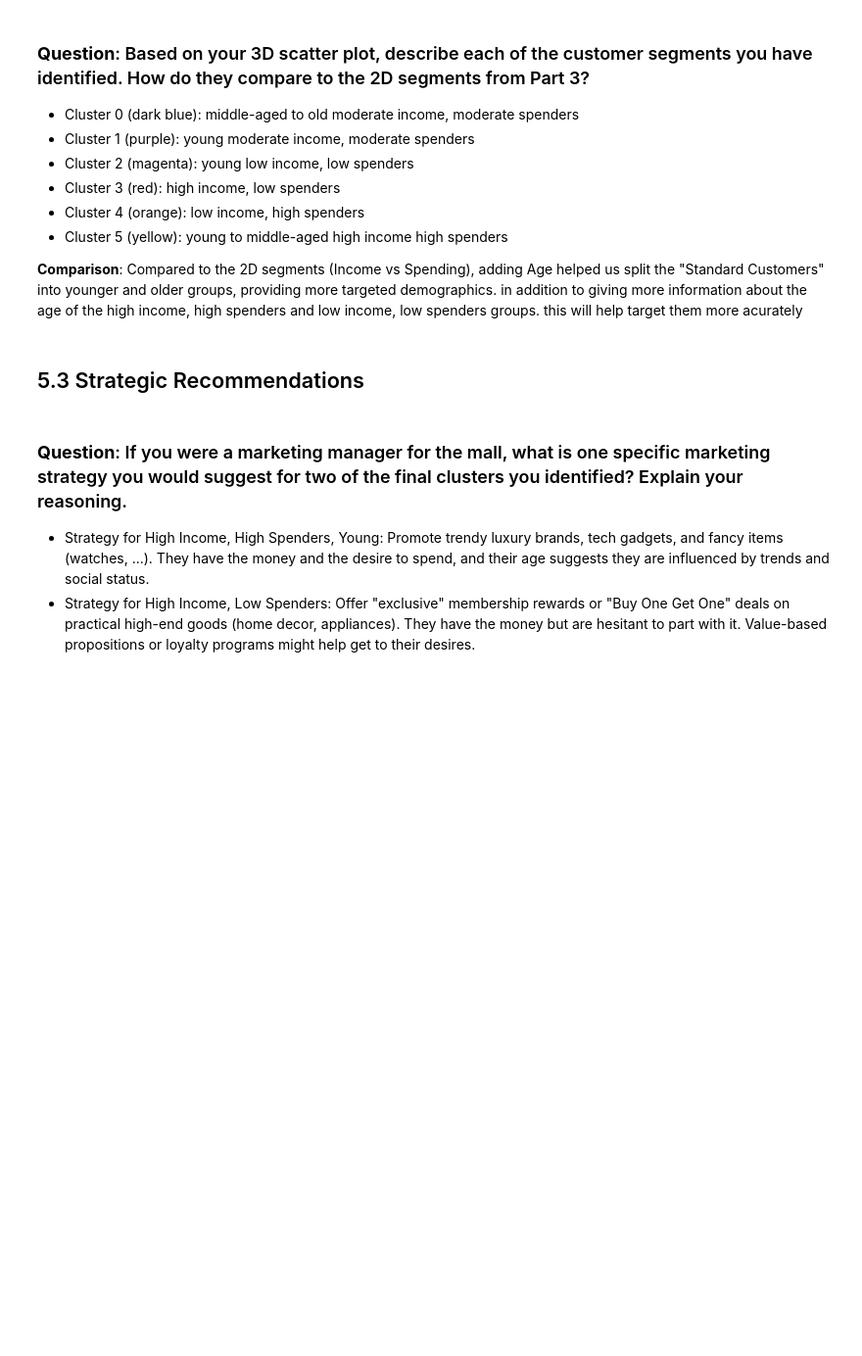
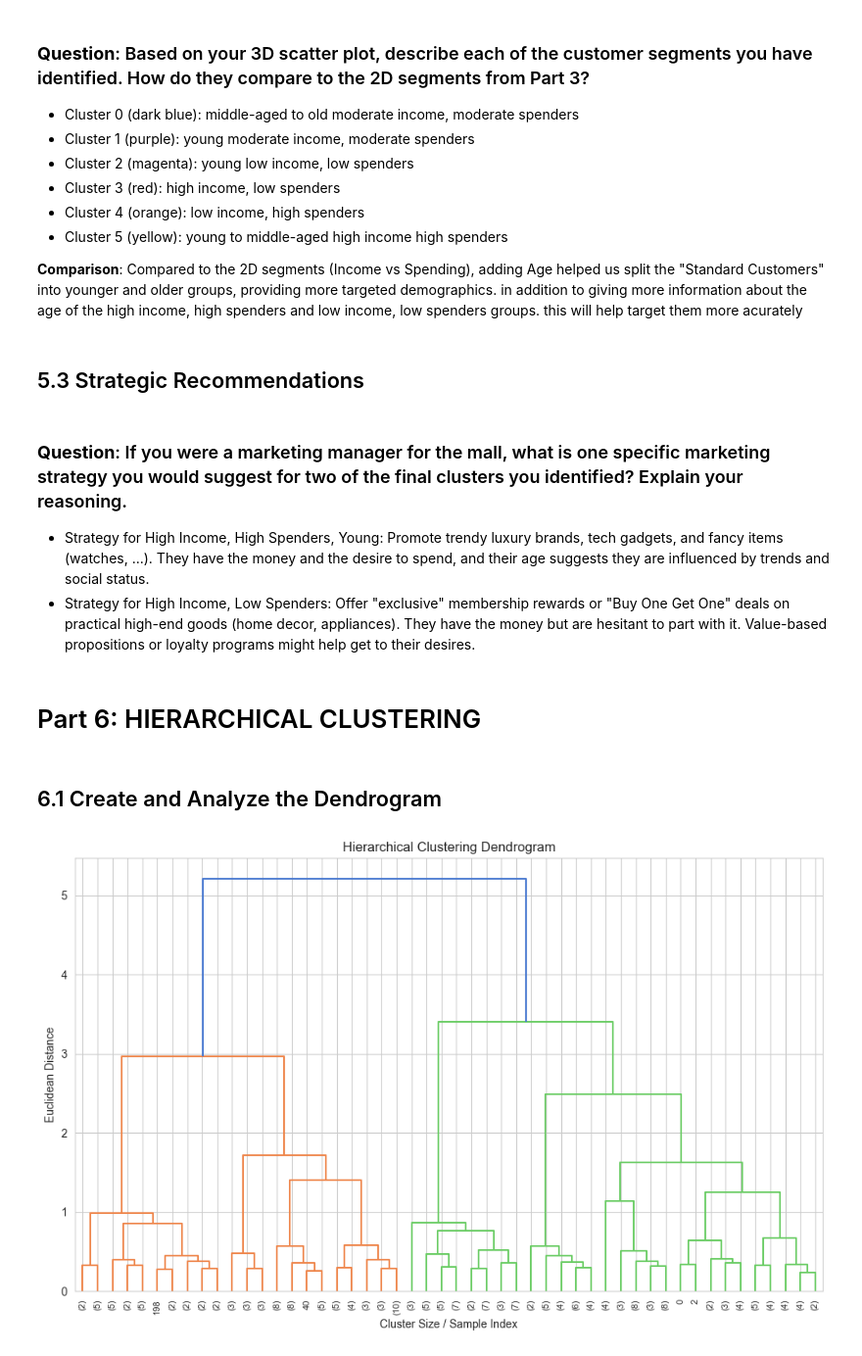
Before and after one commit to GitGud-f/customer-segmentation-kmeans, a Jupyter notebook: notebooks/analysis_report.ipynb, the cells around one changed output. Shown at 98% size. Saved outputs shown, nothing was run; the diff lists cells and outputs as text; code cells hidden in the pictures; blank space fills up the shorter version.

Commit message:
Part 6
- Add Agglomerative Hierarchical Clustering
- Compare with Kmeans
- Discussion

```diff
--- a/notebooks/analysis_report.ipynb
+++ b/notebooks/analysis_report.ipynb
@@ -272,3 +272,13 @@ visualization.plot_3d_interactive(
 
 - Strategy for High Income, High Spenders, Young: Promote trendy luxury brands, tech gadgets, and fancy items (watches, ...). They have the money and the desire to spend, and their age suggests they are influenced by trends and social status.
 - Strategy for High Income, Low Spenders: Offer "exclusive" membership rewards or "Buy One Get One" deals on practical high-end goods (home decor, appliances). They have the money but are hesitant to part with it. Value-based propositions or loyalty programs might help get to their desires.
+# %% [markdown]
+# Part 6: HIERARCHICAL CLUSTERING
+# %% [markdown]
+## 6.1 Create and Analyze the Dendrogram
+# %%
+linkage_matrix = clustering.get_linkage_matrix(df_scaled, method='ward')
+
+visualization.plot_dendrogram(linkage_matrix)
+# %% [output]
+[figure, added]
```
Also changed, not shown: parts of 9 cells of this notebook, 2 other files.
